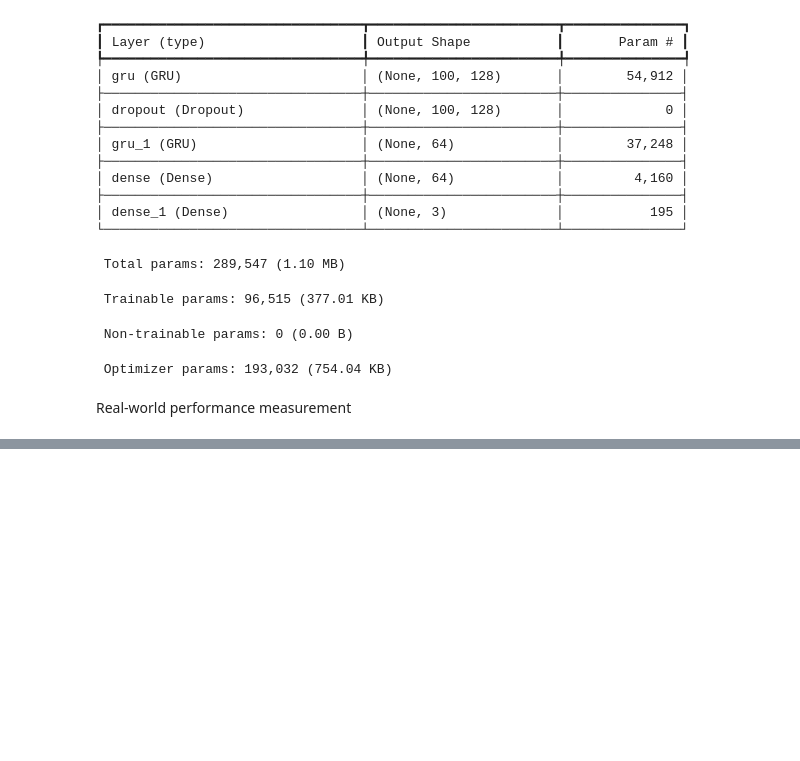
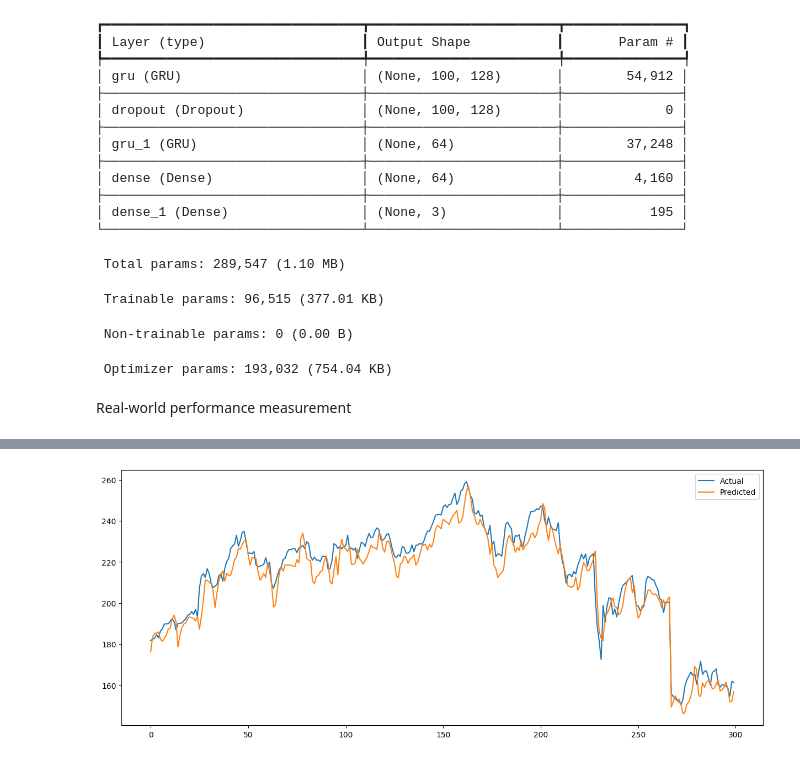
Before and after one commit to m4nn4t/stock_price_prediction, a Jupyter notebook: MultiStock.ipynb, the cells around one changed output, grey strips where cells are left out. Cells and saved outputs as stored; diff of their text form; code cells hidden in the pictures; blank space fills up the shorter version.

```diff
--- a/MultiStock.ipynb
+++ b/MultiStock.ipynb
@@ -951,0 +952,12 @@ print(direction_accuracy)
+# %%
+plt.figure(figsize=(15,6))
+
+plt.plot(actual_prices[:300],label="Actual")
+
+plt.plot(pred_prices[:300],label="Predicted")
+
+plt.legend()
+
+plt.show()
+# %% [output]
+[figure, added]
```
Also changed, not shown: parts of 30 cells of this notebook.
